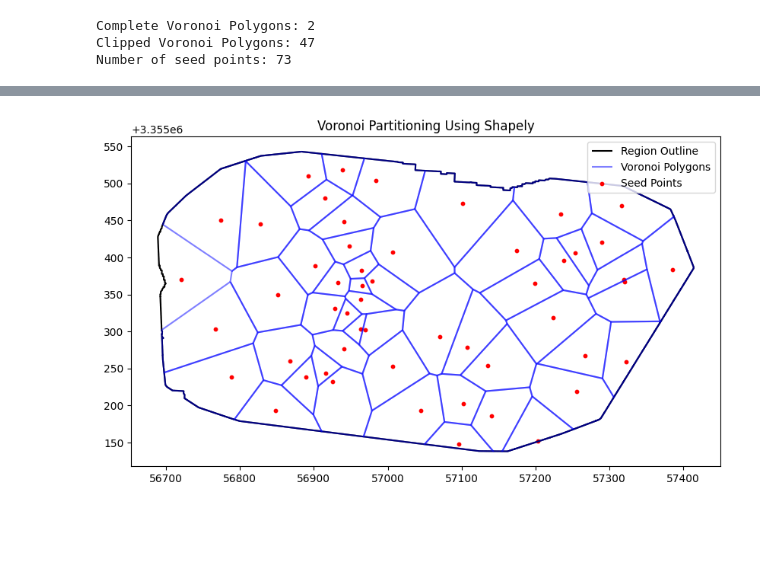
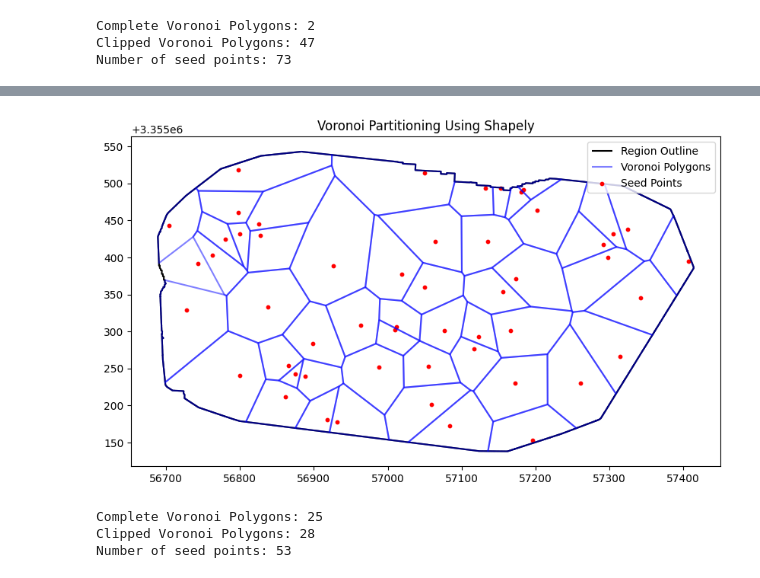
Before and after one commit to javelina-works/unsupervised-cv-search, a Jupyter notebook: content/notebooks/11_region_partition.ipynb, the cells around one changed output, grey strips where cells are left out. Drawn from its saved outputs; the diff is of its cells as text; code cells hidden in the pictures; blank space fills up the shorter version.

```diff
--- a/content/notebooks/11_region_partition.ipynb
+++ b/content/notebooks/11_region_partition.ipynb
@@ -781,31 +665,42 @@ def generate_voronoi_with_shapely(region_polygon, num_points):
             points.append(Point(x, y))
 
     # Create MultiPoint object from seed points
     multipoint = MultiPoint(points)
 
     # Generate Voronoi diagram
     voronoi_result = voronoi_diagram(multipoint, envelope=region_polygon, edges=False)
 
     # Clip Voronoi polygons to the region polygon
     clipped_polygons = [poly.intersection(region_polygon) for poly in voronoi_result.geoms]
 
     # Create GeoDataFrames for the Voronoi polygons and seed points
     voronoi_gdf = gpd.GeoDataFrame({"geometry": clipped_polygons}, crs="EPSG:32614")
     points_gdf = gpd.GeoDataFrame({"geometry": points}, crs="EPSG:32614")
 
     return voronoi_gdf, points_gdf
 
 # Example usage
 num_points = 53  # Number of desired partitions
 voronoi_gdf, points_gdf = generate_voronoi_with_shapely(contour_proj_polygon, num_points)
 
 # Visualize the result
 fig, ax = plt.subplots(figsize=(10, 10))
 gpd.GeoDataFrame({"geometry": [contour_proj_polygon]}).boundary.plot(ax=ax, color="black", label="Region Outline")
 voronoi_gdf.boundary.plot(ax=ax, color="blue", alpha=0.5, label="Voronoi Polygons")
 points_gdf.plot(ax=ax, color="red", markersize=10, label="Seed Points")
 plt.legend()
 plt.title("Voronoi Partitioning Using Shapely")
 plt.show()
+
+
+# Count polygons with areas close to the target
+complete_count, clipped_count = count_hexagons(voronoi_gdf, hexagon_side_length=np.sqrt((2 * target_area_sqm) / (3 * np.sqrt(3))))
+
+print(f"Complete Voronoi Polygons: {complete_count}")
+print(f"Clipped Voronoi Polygons: {clipped_count}")
+print(f"Number of seed points: {len(points_gdf)}")
 # %% [output]
-[figure, old version]
+[figure, new version]
+Complete Voronoi Polygons: 25
+Clipped Voronoi Polygons: 28
+Number of seed points: 53
```
Also changed, not shown: parts of 3 cells of this notebook.
